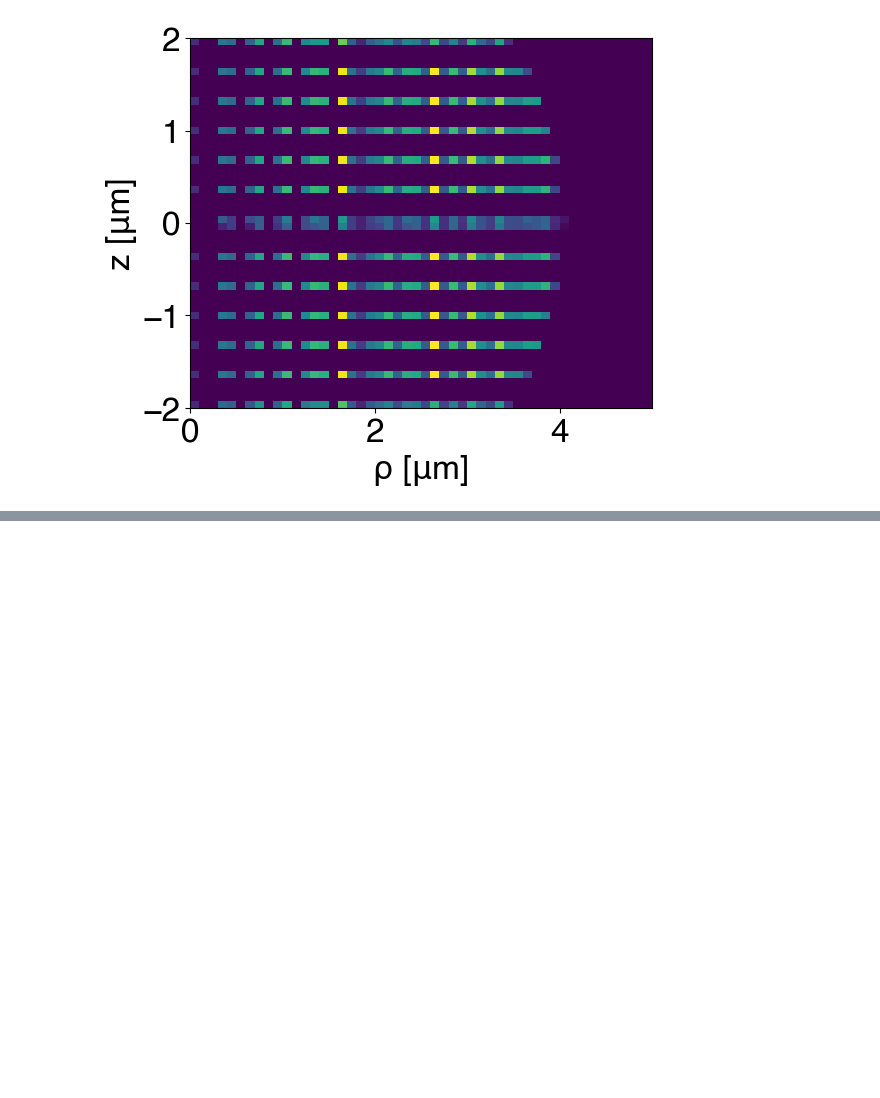
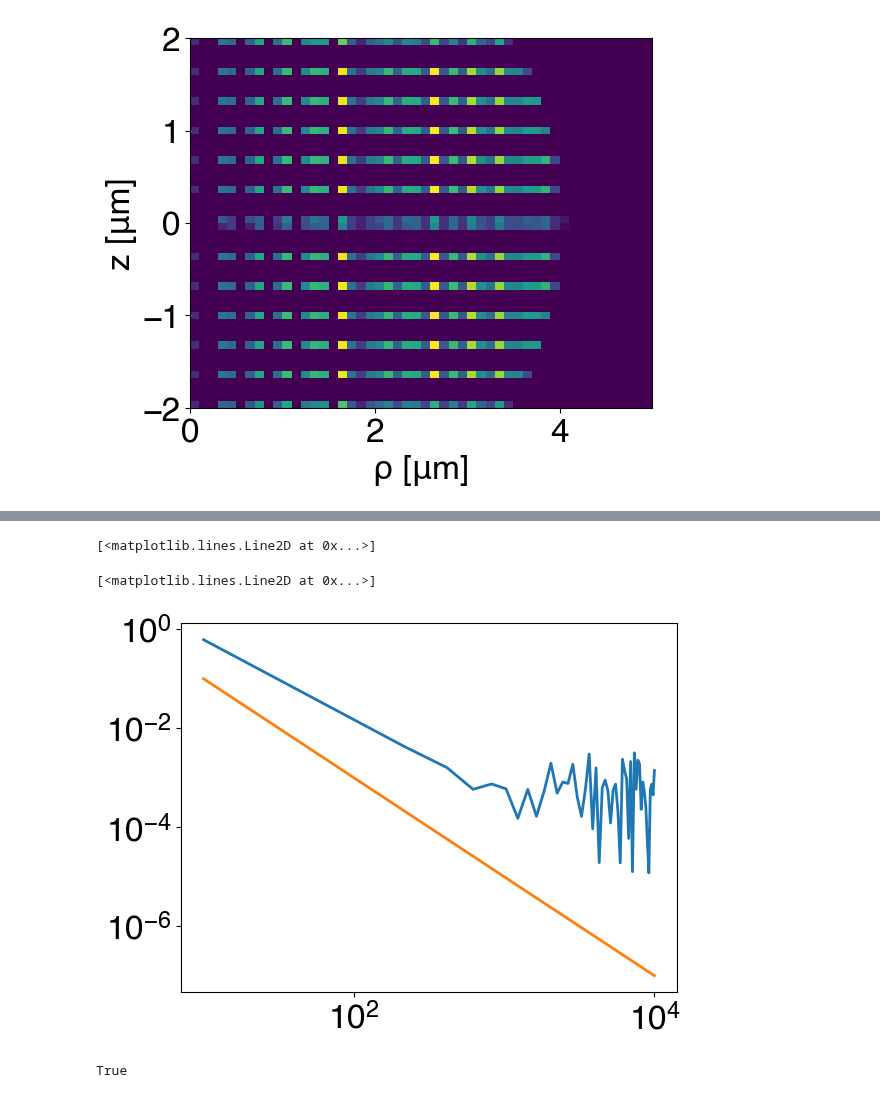
Before and after one commit to palladio11/aLENS_analysis, a Jupyter notebook: notebooks/spindle/nematic_find_alg.ipynb, the cells around one changed output, grey strips where cells are left out. Saved outputs shown, nothing was run; the diff lists cells and outputs as text; code cells hidden in the pictures; blank space fills up the shorter version.

```diff
--- a/notebooks/spindle/nematic_find_alg.ipynb
+++ b/notebooks/spindle/nematic_find_alg.ipynb
@@ -231,0 +299,19 @@ False
+# %%
+plt.loglog(k_arr[:,2], S_arr)
+plt.loglog(k_arr[:,2], 10/k_arr[:,2]**2)
+# %% [output]
+[<matplotlib.lines.Line2D at 0x...>]
+[<matplotlib.lines.Line2D at 0x...>]
+[figure, added]
+# %%
+alens_data_path = Path.home() / 'projects/DATA/my_alens_data/IsoNemTesting/'
+alens_data_path.exists()
+opts = lambda: None
+opts.path = alens_data_path / 'NemN8000ld5rho.4dte-5' # Notice the different path
+opts.analysis = 'collect'
+opts.analysis_dir = opts.path / 'analysis'
+opts.analysis_dir.mkdir(exist_ok=True)
+
+# aa.seed_analysis(opts)
+# %% [output]
+True
```
Also changed, not shown: parts of 15 cells of this notebook, 1 other file.
